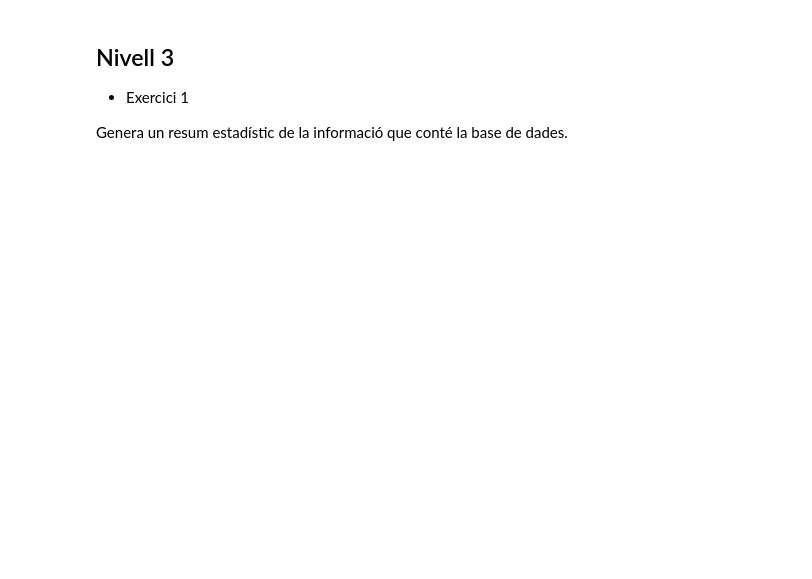
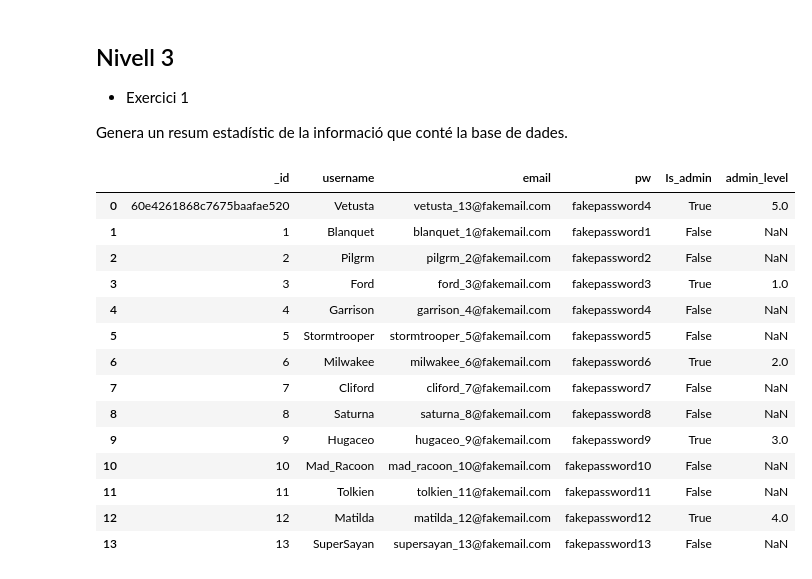
Before and after one commit to Jahdry/Data_Science_Submits, a Jupyter notebook: Sprint18/Bases-de-dades-NoSQL.ipynb, the cells around one changed output. Saved outputs shown, nothing was run; the diff lists cells and outputs as text; code cells hidden in the pictures; blank space fills up the shorter version.

```diff
--- a/Sprint18/Bases-de-dades-NoSQL.ipynb
+++ b/Sprint18/Bases-de-dades-NoSQL.ipynb
@@ -163,3 +163,29 @@ movies_df
 - Exercici 1
 
 Genera un resum estadístic de la informació que conté la base de dades.
+# %%
+# Accesing the DB we've created before
+mydb = myclient["mydatabase_test"]
+mycol = mydb["users"]
+# %%
+#Retrieving the entire data to a pandas DatFrame
+
+cursor = mycol.find({})
+users_df = pd.DataFrame(list(cursor))
+users_df
+# %% [output]
+|  | _id | username | email | pw | Is_admin | admin_level |
+| 0 | 60e4261868c7675baafae520 | Vetusta | vetusta_13@fakemail.com | fakepassword4 | True | 5.0 |
+| 1 | 1 | Blanquet | blanquet_1@fakemail.com | fakepassword1 | False | NaN |
+| 2 | 2 | Pilgrm | pilgrm_2@fakemail.com | fakepassword2 | False | NaN |
+| 3 | 3 | Ford | ford_3@fakemail.com | fakepassword3 | True | 1.0 |
+| 4 | 4 | Garrison | garrison_4@fakemail.com | fakepassword4 | False | NaN |
+| 5 | 5 | Stormtrooper | stormtrooper_5@fakemail.com | fakepassword5 | False | NaN |
+| 6 | 6 | Milwakee | milwakee_6@fakemail.com | fakepassword6 | True | 2.0 |
+| 7 | 7 | Cliford | cliford_7@fakemail.com | fakepassword7 | False | NaN |
+| 8 | 8 | Saturna | saturna_8@fakemail.com | fakepassword8 | False | NaN |
+| 9 | 9 | Hugaceo | hugaceo_9@fakemail.com | fakepassword9 | True | 3.0 |
+| 10 | 10 | Mad_Racoon | mad_racoon_10@fakemail.com | fakepassword10 | False | NaN |
+| 11 | 11 | Tolkien | tolkien_11@fakemail.com | fakepassword11 | False | NaN |
+| 12 | 12 | Matilda | matilda_12@fakemail.com | fakepassword12 | True | 4.0 |
+| 13 | 13 | SuperSayan | supersayan_13@fakemail.com | fakepassword13 | False | NaN |
```
Also changed, not shown: parts of 6 cells of this notebook, 2 other files.
